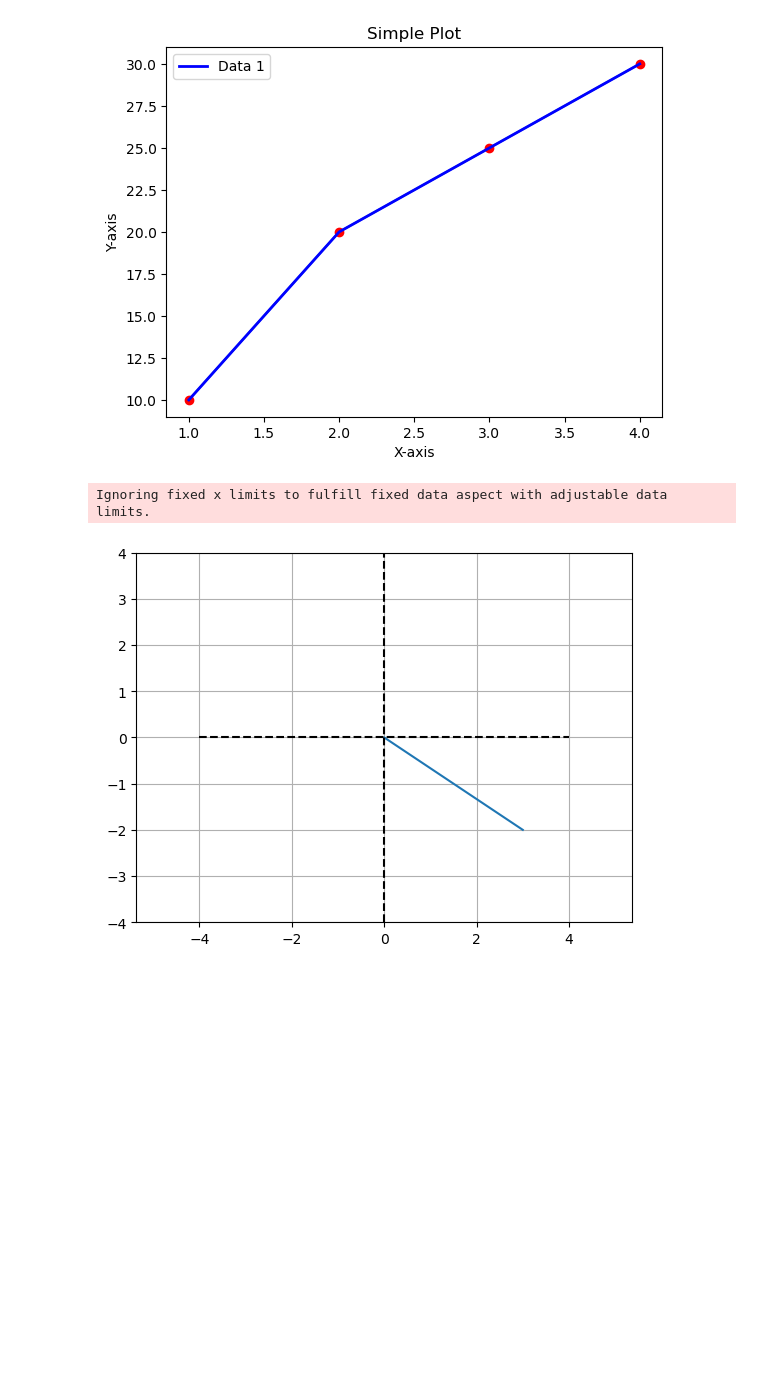
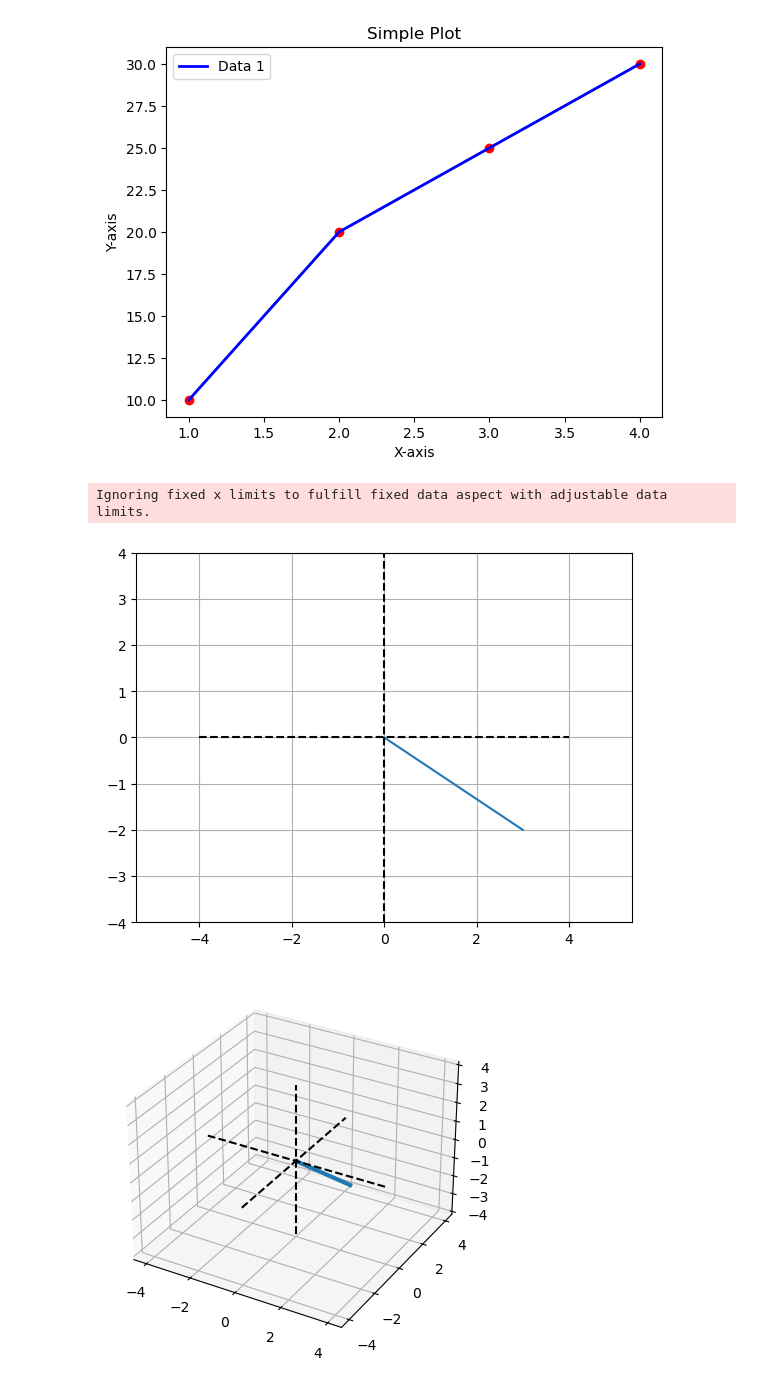
Before and after one commit to yarishiitg/da105-linear-algebra, a Jupyter notebook: 3-vectors/vectors.ipynb, the cells around one changed output. Drawn from its saved outputs; the diff is of its cells as text; code cells hidden in the pictures; blank space fills up the shorter version.

Commit message:
8.7 vectors : 3d plotting

```diff
--- a/3-vectors/vectors.ipynb
+++ b/3-vectors/vectors.ipynb
@@ -33,22 +33,34 @@ plt.show()
 # %%
 
 # 2-dimensional vector
 v2 = [ 3, -2 ]
 
 # 3-dimensional vector
 v3 = [ 4, -3, 2 ]
 
 # row to column (or vice-versa):
 v3t = np.transpose(v3)
 
 # plot them
 plt.plot([0,v2[0]],[0,v2[1]])
 plt.axis('equal')
 plt.plot([-4,4],[0,0],'k--')
 plt.plot([0,0],[-4,4],'k--')
 plt.grid()
 plt.axis((-4, 4, -4, 4))
 plt.show()
+
+# plot the 3D vector
+fig = plt.figure(figsize=plt.figaspect(1))
+ax = plt.axes(projection='3d')
+ax.plot([0,v3[0]],[0,v3[1]],[0,v3[2]],linewidth=3)
+
+# make the plot look nicer
+ax.plot([0, 0],[0, 0],[-4, 4],'k--')
+ax.plot([0, 0],[-4, 4],[0, 0],'k--')
+ax.plot([-4, 4],[0, 0],[0, 0],'k--')
+plt.show()
 # %% [output]
 Ignoring fixed x limits to fulfill fixed data aspect with adjustable data limits.
 [figure]
+[figure, added]
```
